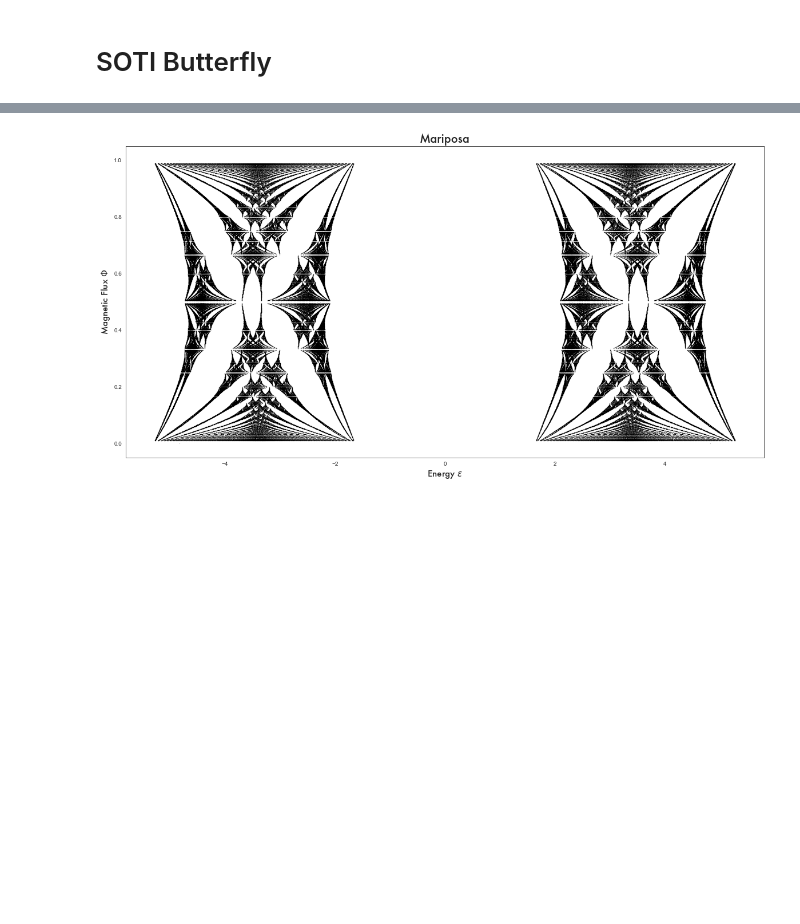
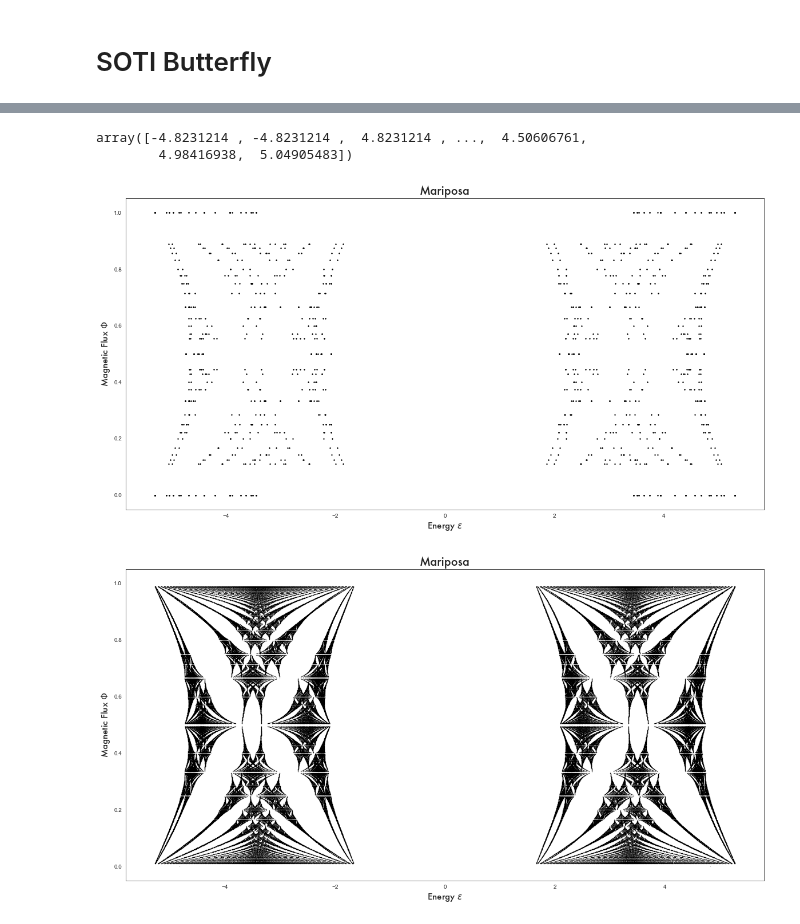
Before and after one commit to leogoutte/SOTI_Butterfly, a Jupyter notebook: SOTI_hofbut.ipynb, the cells around one changed output, grey strips where cells are left out. Saved outputs shown, nothing was run; the diff lists cells and outputs as text; code cells hidden in the pictures; blank space fills up the shorter version.

```diff
--- a/SOTI_hofbut.ipynb
+++ b/SOTI_hofbut.ipynb
@@ -9,3 +13,19 @@ import soti_tools as st
+# %%
+phis_10, epss_10 = st.main(qmax=10)
+# %%
+epss_10
+# %% [output]
+array([-4.8231214 , -4.8231214 ,  4.8231214 , ...,  4.50606761,
+        4.98416938,  5.04905483])
+# %%
+plt.figure(figsize = (20,10))
+plt.title("Mariposa", fontsize = '20', **camfont)
+plt.scatter(epss_10, phis_10, c = 'k', marker = '.', s=5)
+plt.ylabel(r"Magnetic Flux $\Phi$", fontsize = '15', **camfont)
+plt.xlabel(r"Energy $\epsilon$", fontsize = '15', **camfont)
+plt.show()
+# %% [output]
+[figure, added]
 # %%
 phis,epss = st.main()
 # %%
```
Also changed, not shown: parts of 4 cells of this notebook, 4 other files.
